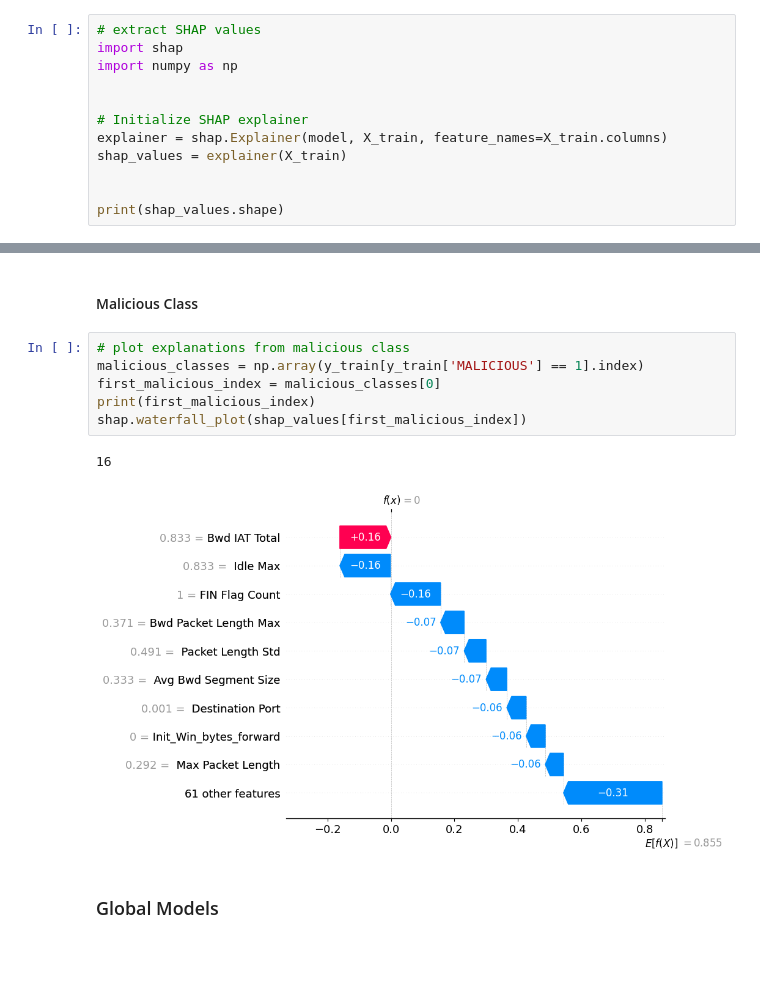
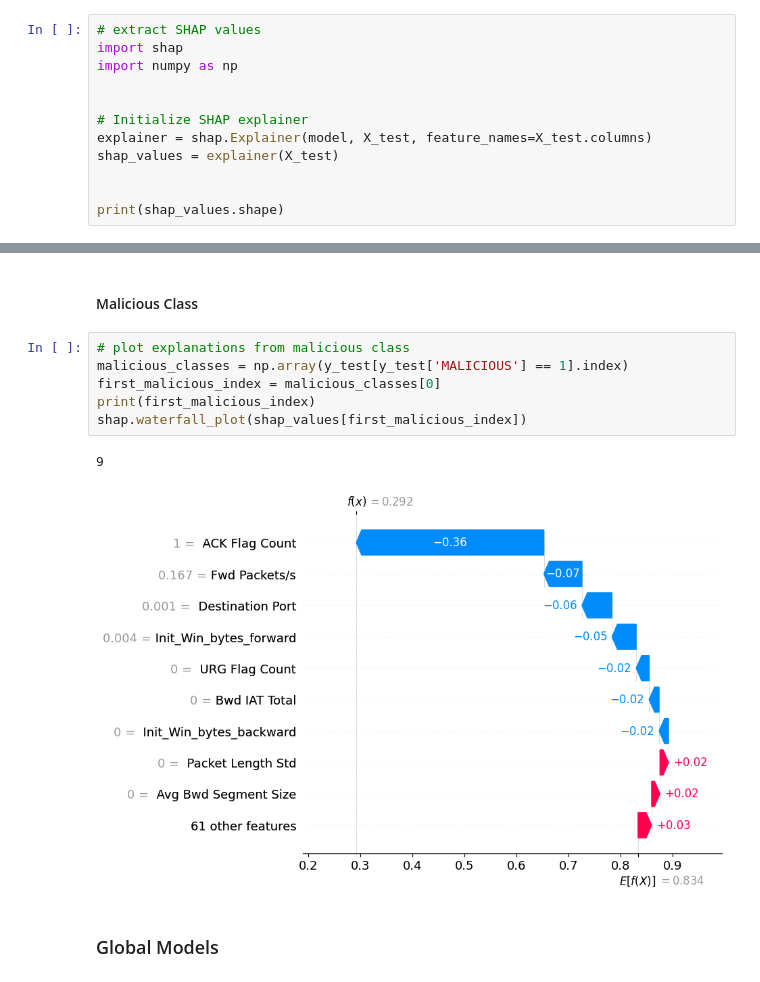
Before and after one commit to f-odc/xai-assisted-intrusion-detection, a Jupyter notebook: src/explainer.ipynb, the cells around one changed output, grey strips where cells are left out. Drawn from its saved outputs; the diff is of its cells as text; blank space fills up the shorter version.

```diff
--- a/src/explainer.ipynb
+++ b/src/explainer.ipynb
@@ -49,8 +49,8 @@ import numpy as np
 
 
 # Initialize SHAP explainer
-explainer = shap.Explainer(model, X_train, feature_names=X_train.columns)
-shap_values = explainer(X_train)
+explainer = shap.Explainer(model, X_test, feature_names=X_test.columns)
+shap_values = explainer(X_test)
 
 
 print(shap_values.shape)
@@ -83,13 +83,13 @@ shap.waterfall_plot(shap_values[first_benign_index])
 #### Malicious Class
 # %%
 # plot explanations from malicious class
-malicious_classes = np.array(y_train[y_train['MALICIOUS'] == 1].index)
+malicious_classes = np.array(y_test[y_test['MALICIOUS'] == 1].index)
 first_malicious_index = malicious_classes[0]
 print(first_malicious_index)
 shap.waterfall_plot(shap_values[first_malicious_index])
 # %% [output]
-16
+9
-[figure, old version]
+[figure, new version]
 # %% [markdown]
 ### Global Models
 # %%
```
Also changed, not shown: parts of 18 cells of this notebook.
